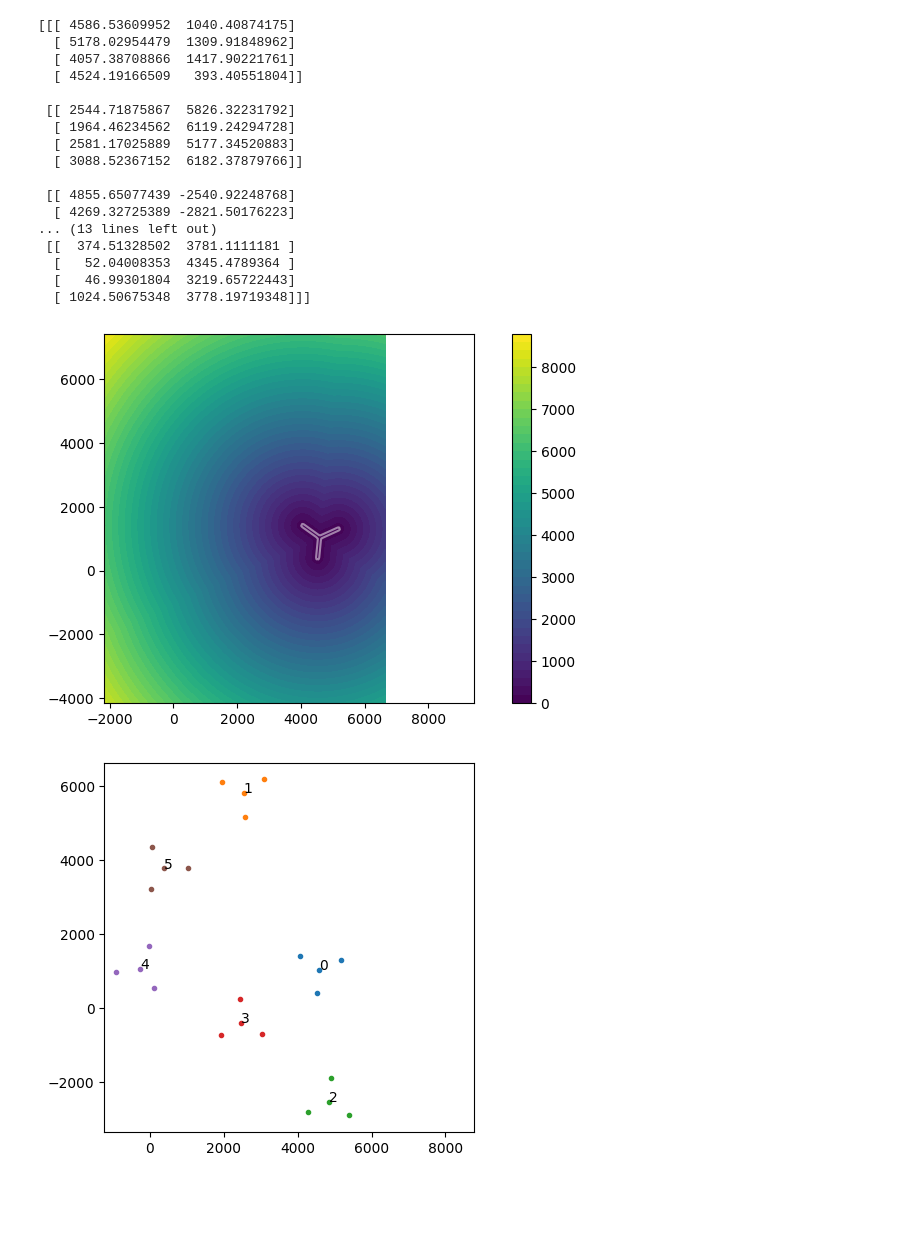
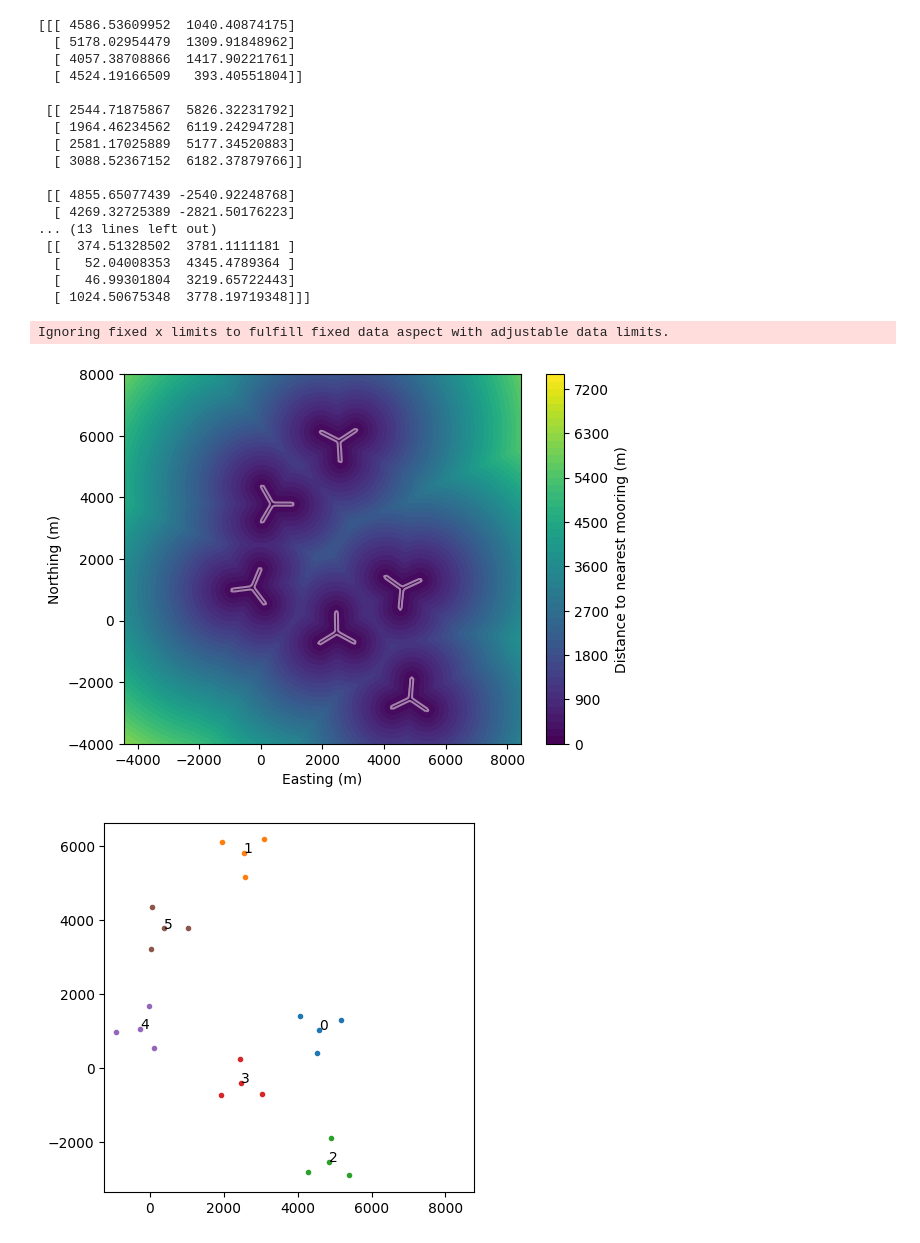
Before and after one commit to mdealencar/Ard, a Jupyter notebook: ard/offshore/mooring_constraint_sandbox.ipynb, the cells around one changed output. Drawn from its saved outputs; the diff is of its cells as text; code cells hidden in the pictures; blank space fills up the shorter version.

```diff
--- a/ard/offshore/mooring_constraint_sandbox.ipynb
+++ b/ard/offshore/mooring_constraint_sandbox.ipynb
@@ -59,36 +57,43 @@ print(P_moorings)
   [   46.99301804  3219.65722443]
   [ 1024.50675348  3778.19719348]]]
 # %%
-xA = -1.0
-yA = 0.0
-xB = 1.0
-yB = 1.0
-
 X, Y = np.meshgrid(
     np.linspace(
-        np.min(P_moorings[:, :, 0]) - 1250.0, np.max(P_moorings[:, :, 0]) + 1250.0, 201
+        np.min(P_moorings[:, :, 0]) - 4250.0, np.max(P_moorings[:, :, 0]) + 4250.0, 201
     ),
     np.linspace(
-        np.min(P_moorings[:, :, 1]) - 1250.0, np.max(P_moorings[:, :, 1]) + 1250.0, 201
+        np.min(P_moorings[:, :, 1]) - 2250.0, np.max(P_moorings[:, :, 1]) + 2250.0, 201
     ),
 )
 D = np.zeros_like(X)
 D_pure = np.zeros_like(X)
 for i in range(X.shape[0]):
     for j in range(Y.shape[1]):
-        D[i, j] = distance_point_to_mooring(
-            np.array([X[i, j], Y[i, j]]), P_moorings[0, :, :]
-        )
-        # D_pure[i, j] = distance_point_to_mooring(
-        #     np.array([X[i, j], Y[i, j]]), P_moorings[0, :, :], D_ref=None
-        # )
-plt.contourf(X, Y, D, levels=51)
-plt.colorbar()
-plt.contour(X, Y, D, levels=[50.0], colors="w", alpha=0.5)
-# plt.plot([xA, xB], [yA, yB], ".-k")
-plt.axis("square");
+        distances = np.zeros(N_turbines)
+        for k in range(N_turbines):
+            distances[k] = distance_point_to_mooring(
+                np.array([X[i, j], Y[i, j]]), P_moorings[k, :, :]
+            )
+
+        D[i, j] = smooth_min(distances)
-# %% [output]
-[figure, removed]
+# %%
+cnt = plt.contourf(X, Y, D, levels=51)
+cnt.set_edgecolor("face")
+plt.colorbar(label="Distance to nearest mooring (m)")
+plt.contour(X, Y, D, levels=51, colors='black', linewidths=0)
+plt.contour(X, Y, D, levels=[51.0], colors="w", alpha=0.5)
+plt.axis("equal")
+
+plt.ylim([-4000, 8000])
+plt.xlim([-4000, 8000])
+
+plt.xlabel("Easting (m)")
+plt.ylabel("Northing (m)")
+
+plt.savefig("mooring_distance.pdf", transparent=True)
+# %% [output]
+Ignoring fixed x limits to fulfill fixed data aspect with adjustable data limits.
+[figure, added]
 # %%
 for i_turb in range(P_moorings.shape[0]):
     plt.text(P_turbines[i_turb, 0], P_turbines[i_turb, 1], i_turb)
```
Also changed, not shown: parts of 3 cells of this notebook.
